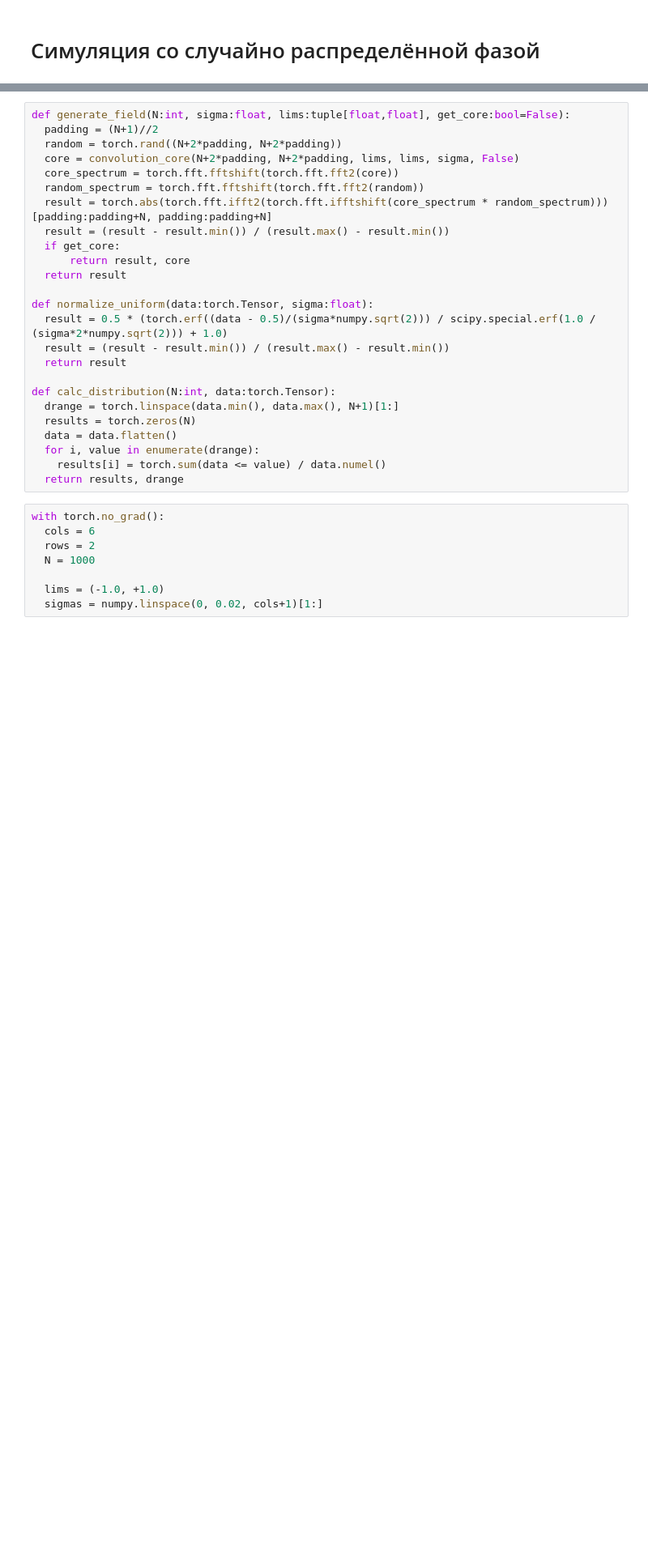
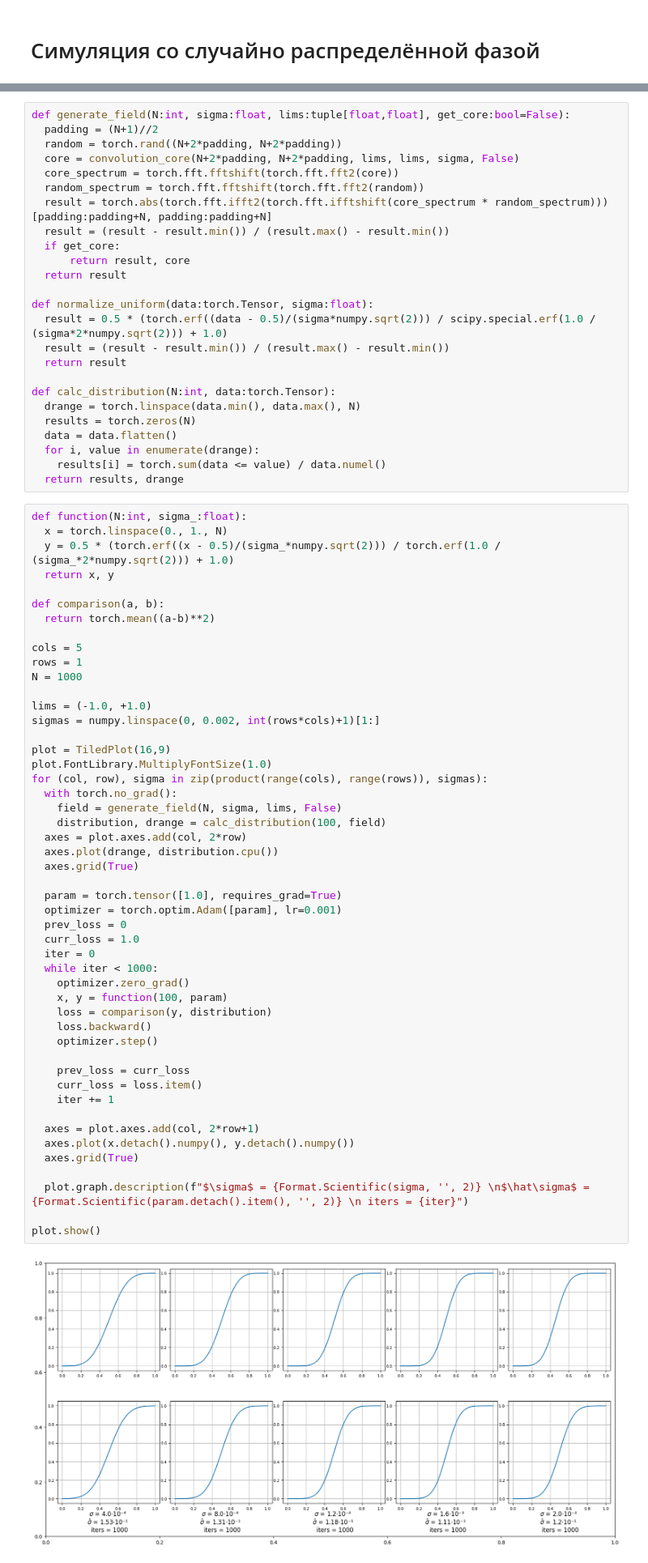
Before and after one commit to Belashov641618/DNN, a Jupyter notebook: collab/Incoherent.ipynb, the cells around one changed output, grey strips where cells are left out. Shown at 81% size. Drawn from its saved outputs; the diff is of its cells as text; blank space fills up the shorter version.

```diff
--- a/collab/Incoherent.ipynb
+++ b/collab/Incoherent.ipynb
@@ -266,20 +266,63 @@ def normalize_uniform(data:torch.Tensor, sigma:float):
   return result
 
 def calc_distribution(N:int, data:torch.Tensor):
-  drange = torch.linspace(data.min(), data.max(), N+1)[1:]
+  drange = torch.linspace(data.min(), data.max(), N)
   results = torch.zeros(N)
   data = data.flatten()
   for i, value in enumerate(drange):
     results[i] = torch.sum(data <= value) / data.numel()
   return results, drange
-# %%
-with torch.no_grad():
-  cols = 6
-  rows = 2
-  N = 1000
-
-  lims = (-1.0, +1.0)
-  sigmas = numpy.linspace(0, 0.02, cols+1)[1:]
+# %%
+def function(N:int, sigma_:float):
+  x = torch.linspace(0., 1., N)
+  y = 0.5 * (torch.erf((x - 0.5)/(sigma_*numpy.sqrt(2))) / torch.erf(1.0 / (sigma_*2*numpy.sqrt(2))) + 1.0)
+  return x, y
+
+def comparison(a, b):
+  return torch.mean((a-b)**2)
+
+cols = 5
+rows = 1
+N = 1000
+
+lims = (-1.0, +1.0)
+sigmas = numpy.linspace(0, 0.002, int(rows*cols)+1)[1:]
+
+plot = TiledPlot(16,9)
+plot.FontLibrary.MultiplyFontSize(1.0)
+for (col, row), sigma in zip(product(range(cols), range(rows)), sigmas):
+  with torch.no_grad():
+    field = generate_field(N, sigma, lims, False)
+    distribution, drange = calc_distribution(100, field)
+  axes = plot.axes.add(col, 2*row)
+  axes.plot(drange, distribution.cpu())
+  axes.grid(True)
+
+  param = torch.tensor([1.0], requires_grad=True)
+  optimizer = torch.optim.Adam([param], lr=0.001)
+  prev_loss = 0
+  curr_loss = 1.0
+  iter = 0
+  while iter < 1000:
+    optimizer.zero_grad()
+    x, y = function(100, param)
+    loss = comparison(y, distribution)
+    loss.backward()
+    optimizer.step()
+
+    prev_loss = curr_loss
+    curr_loss = loss.item()
+    iter += 1
+
+  axes = plot.axes.add(col, 2*row+1)
+  axes.plot(x.detach().numpy(), y.detach().numpy())
+  axes.grid(True)
+
+  plot.graph.description(f"$\sigma$ = {Format.Scientific(sigma, '', 2)} \n$\hat\sigma$ = {Format.Scientific(param.detach().item(), '', 2)} \n iters = {iter}")
+
+plot.show()
+# %% [output]
+[figure, added]
 # %%
 with torch.no_grad():
   cols = 6
```
